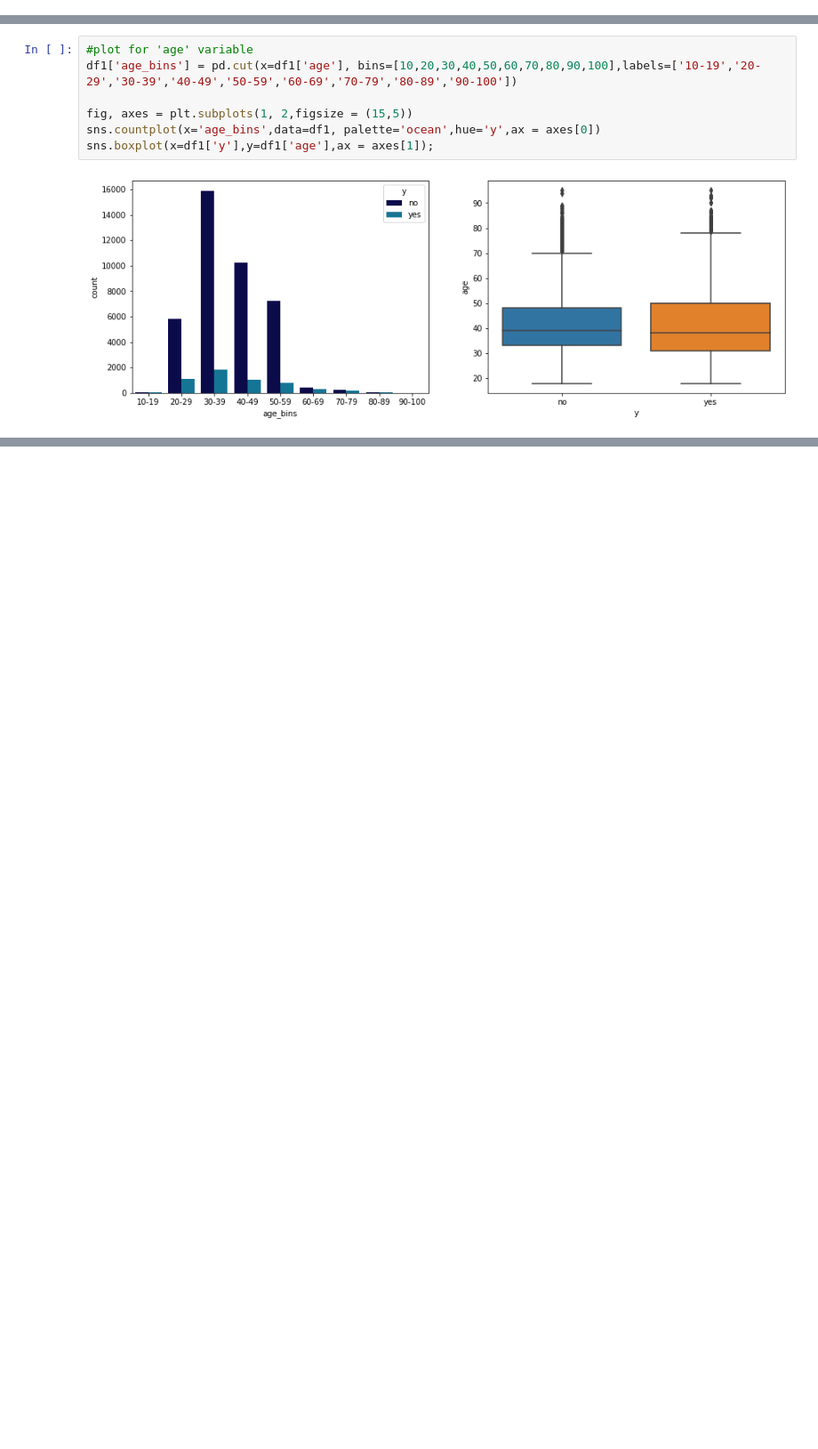
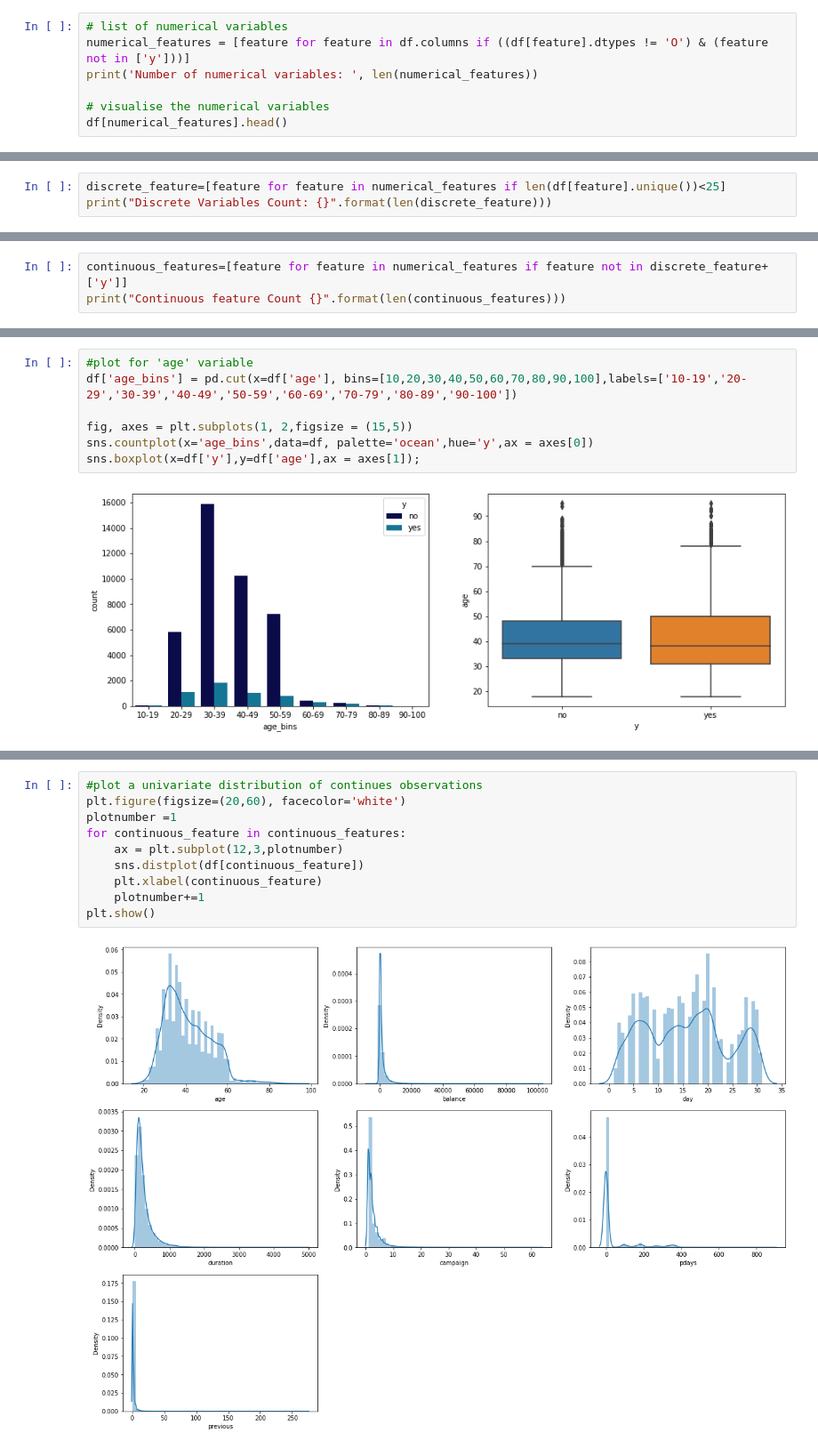
Before and after one commit to ajinkyamorade/Bank-Marketing-Effectiveness-Prediction, a Jupyter notebook: Bank_Marketing_Effectiveness_Prediction_Capstone_Project.ipynb, the cells around one changed output, grey strips where cells are left out. Shown at 89% size. Drawn from its saved outputs; the diff is of its cells as text; blank space fills up the shorter version.

```diff
--- a/Bank_Marketing_Effectiveness_Prediction_Capstone_Project.ipynb
+++ b/Bank_Marketing_Effectiveness_Prediction_Capstone_Project.ipynb
@@ -165,0 +282,7 @@ of Subscribed class is close to 8 times the number of Not-Subscribed Class.
+# %%
+# list of numerical variables
+numerical_features = [feature for feature in df.columns if ((df[feature].dtypes != 'O') & (feature not in ['y']))]
+print('Number of numerical variables: ', len(numerical_features))
+
+# visualise the numerical variables
+df[numerical_features].head()
@@ -165,0 +301,3 @@ of Subscribed class is close to 8 times the number of Not-Subscribed Class.
+# %%
+discrete_feature=[feature for feature in numerical_features if len(df[feature].unique())<25]
+print("Discrete Variables Count: {}".format(len(discrete_feature)))
@@ -165,0 +310,3 @@ of Subscribed class is close to 8 times the number of Not-Subscribed Class.
+# %%
+continuous_features=[feature for feature in numerical_features if feature not in discrete_feature+['y']]
+print("Continuous feature Count {}".format(len(continuous_features)))
@@ -166,9 +319,9 @@ of Subscribed class is close to 8 times the number of Not-Subscribed Class.
 # %%
 #plot for 'age' variable
-df1['age_bins'] = pd.cut(x=df1['age'], bins=[10,20,30,40,50,60,70,80,90,100],labels=['10-19','20-29','30-39','40-49','50-59','60-69','70-79','80-89','90-100'])
+df['age_bins'] = pd.cut(x=df['age'], bins=[10,20,30,40,50,60,70,80,90,100],labels=['10-19','20-29','30-39','40-49','50-59','60-69','70-79','80-89','90-100'])
 
 fig, axes = plt.subplots(1, 2,figsize = (15,5))
-sns.countplot(x='age_bins',data=df1, palette='ocean',hue='y',ax = axes[0])
-sns.boxplot(x=df1['y'],y=df1['age'],ax = axes[1]);
+sns.countplot(x='age_bins',data=df, palette='ocean',hue='y',ax = axes[0])
+sns.boxplot(x=df['y'],y=df['age'],ax = axes[1]);
 # %% [output]
 [figure]
@@ -178,0 +328,12 @@ sns.boxplot(x=df1['y'],y=df1['age'],ax = axes[1]);
+# %%
+#plot a univariate distribution of continues observations
+plt.figure(figsize=(20,60), facecolor='white')
+plotnumber =1
+for continuous_feature in continuous_features:
+    ax = plt.subplot(12,3,plotnumber)
+    sns.distplot(df[continuous_feature])
+    plt.xlabel(continuous_feature)
+    plotnumber+=1
+plt.show()
+# %% [output]
+[figure, added]
```
Also changed, not shown: parts of 40 cells of this notebook.
